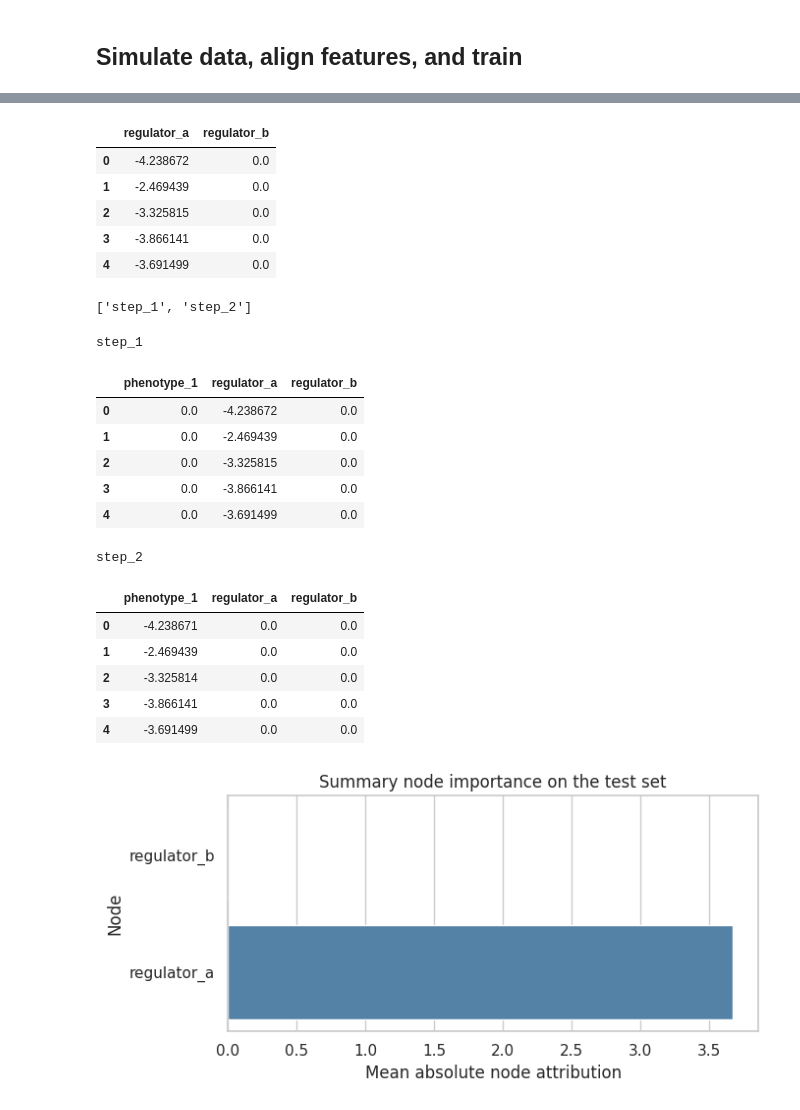
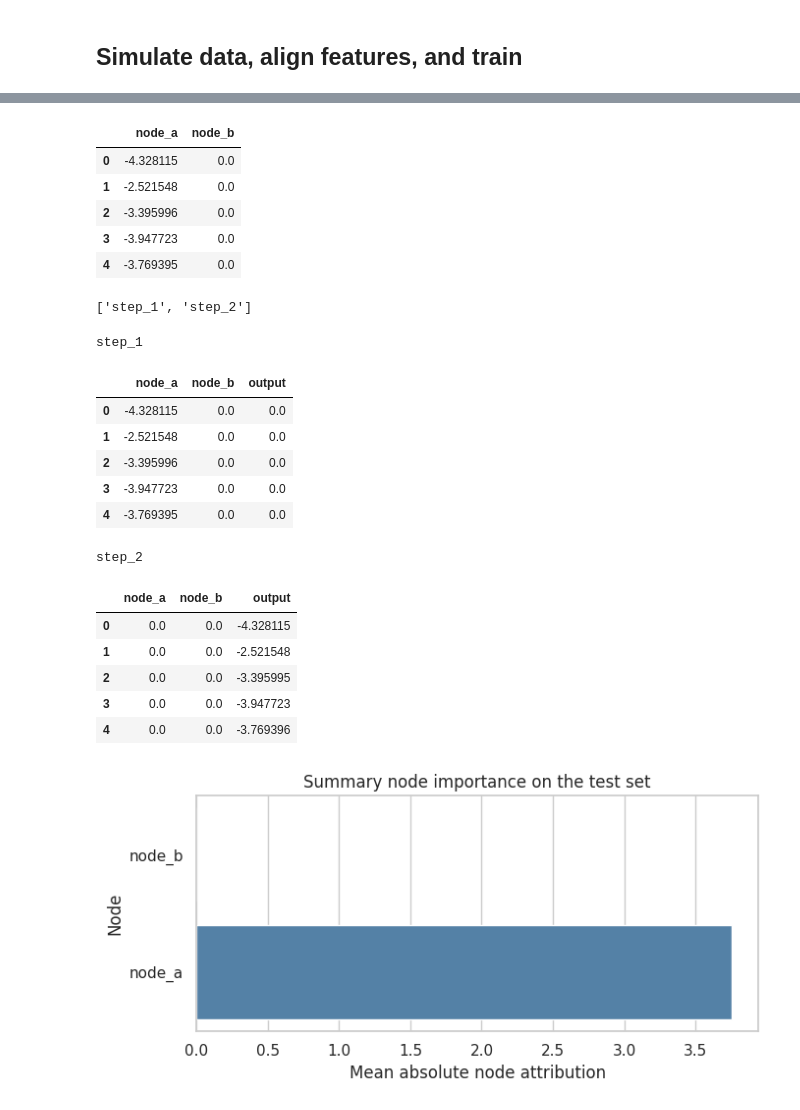
Before and after one commit to Thomas-Rauter/edge2torch, a Jupyter notebook: docs/state-update-example.ipynb, the cells around one changed output, grey strips where cells are left out. Drawn from its saved outputs; the diff is of its cells as text; code cells hidden in the pictures.

```diff
--- a/docs/state-update-example.ipynb
+++ b/docs/state-update-example.ipynb
@@ -38,18 +42,18 @@ drives the signal branch.
 edgelist = pd.DataFrame(
     {
         "source": [
-            "gene_signal",
-            "gene_noise",
-            "regulator_a",
-            "regulator_b",
-            "regulator_a",
+            "input_signal",
+            "input_noise",
+            "node_a",
+            "node_b",
+            "node_a",
         ],
         "target": [
-            "regulator_a",
-            "regulator_b",
-            "regulator_b",
-            "regulator_a",
-            "phenotype_1",
+            "node_a",
+            "node_b",
+            "node_b",
+            "node_a",
+            "output",
         ],
     }
 )
@@ -137,14 +141,14 @@ rng = np.random.default_rng(0)
 x_train_df, y_train = simulate_binary_data(
     n_per_class=80,
     feature_names=artifact.feature_names,
-    informative_features=["gene_signal"],
+    informative_features=["input_signal"],
     rng=rng,
 )
 
 x_test_df, y_test = simulate_binary_data(
     n_per_class=40,
     feature_names=artifact.feature_names,
-    informative_features=["gene_signal"],
+    informative_features=["input_signal"],
     rng=rng,
 )
 
@@ -229,12 +237,12 @@ node_importance = e2t.interpret_model(
 
 node_importance.head()
 # %% [output]
-|  | regulator_a | regulator_b |
-| 0 | -4.238672 | 0.0 |
-| 1 | -2.469439 | 0.0 |
-| 2 | -3.325815 | 0.0 |
-| 3 | -3.866141 | 0.0 |
-| 4 | -3.691499 | 0.0 |
+|  | node_a | node_b |
+| 0 | -4.328115 | 0.0 |
+| 1 | -2.521548 | 0.0 |
+| 2 | -3.395996 | 0.0 |
+| 3 | -3.947723 | 0.0 |
+| 4 | -3.769395 | 0.0 |
 # %%
 node_attr_by_site = e2t.interpret_model(
     model=customized_model,
@@ -256,40 +264,40 @@ for site_id, site_df in node_attr_by_site.items():
     display(site_df.head())
 # %% [output]
 step_1
-|  | phenotype_1 | regulator_a | regulator_b |
-| 0 | 0.0 | -4.238672 | 0.0 |
-| 1 | 0.0 | -2.469439 | 0.0 |
-| 2 | 0.0 | -3.325815 | 0.0 |
-| 3 | 0.0 | -3.866141 | 0.0 |
-| 4 | 0.0 | -3.691499 | 0.0 |
+|  | node_a | node_b | output |
+| 0 | -4.328115 | 0.0 | 0.0 |
+| 1 | -2.521548 | 0.0 | 0.0 |
+| 2 | -3.395996 | 0.0 | 0.0 |
+| 3 | -3.947723 | 0.0 | 0.0 |
+| 4 | -3.769395 | 0.0 | 0.0 |
 step_2
-|  | phenotype_1 | regulator_a | regulator_b |
-| 0 | -4.238671 | 0.0 | 0.0 |
-| 1 | -2.469439 | 0.0 | 0.0 |
-| 2 | -3.325814 | 0.0 | 0.0 |
-| 3 | -3.866141 | 0.0 | 0.0 |
-| 4 | -3.691499 | 0.0 | 0.0 |
+|  | node_a | node_b | output |
+| 0 | 0.0 | 0.0 | -4.328115 |
+| 1 | 0.0 | 0.0 | -2.521548 |
+| 2 | 0.0 | 0.0 | -3.395995 |
+| 3 | 0.0 | 0.0 | -3.947723 |
+| 4 | 0.0 | 0.0 | -3.769396 |
 # %%
-summary_plot = (
+summary_a_only = (
     node_importance.abs()
     .mean(axis=0)
     .sort_values(ascending=True)
     .rename("mean_abs_attribution")
     .reset_index()
     .rename(columns={"index": "node"})
 )
 
 plt.figure(figsize=(7, 3.5))
 sns.barplot(
-    data=summary_plot,
+    data=summary_a_only,
     x="mean_abs_attribution",
     y="node",
     color="steelblue",
 )
 plt.xlabel("Mean absolute node attribution")
 plt.ylabel("Node")
 plt.title("Summary node importance on the test set")
 plt.tight_layout()
 plt.show()
 # %% [output]
-[figure, old version]
+[figure, new version]
```
Also changed, not shown: parts of 19 cells of this notebook, 3 other files.
